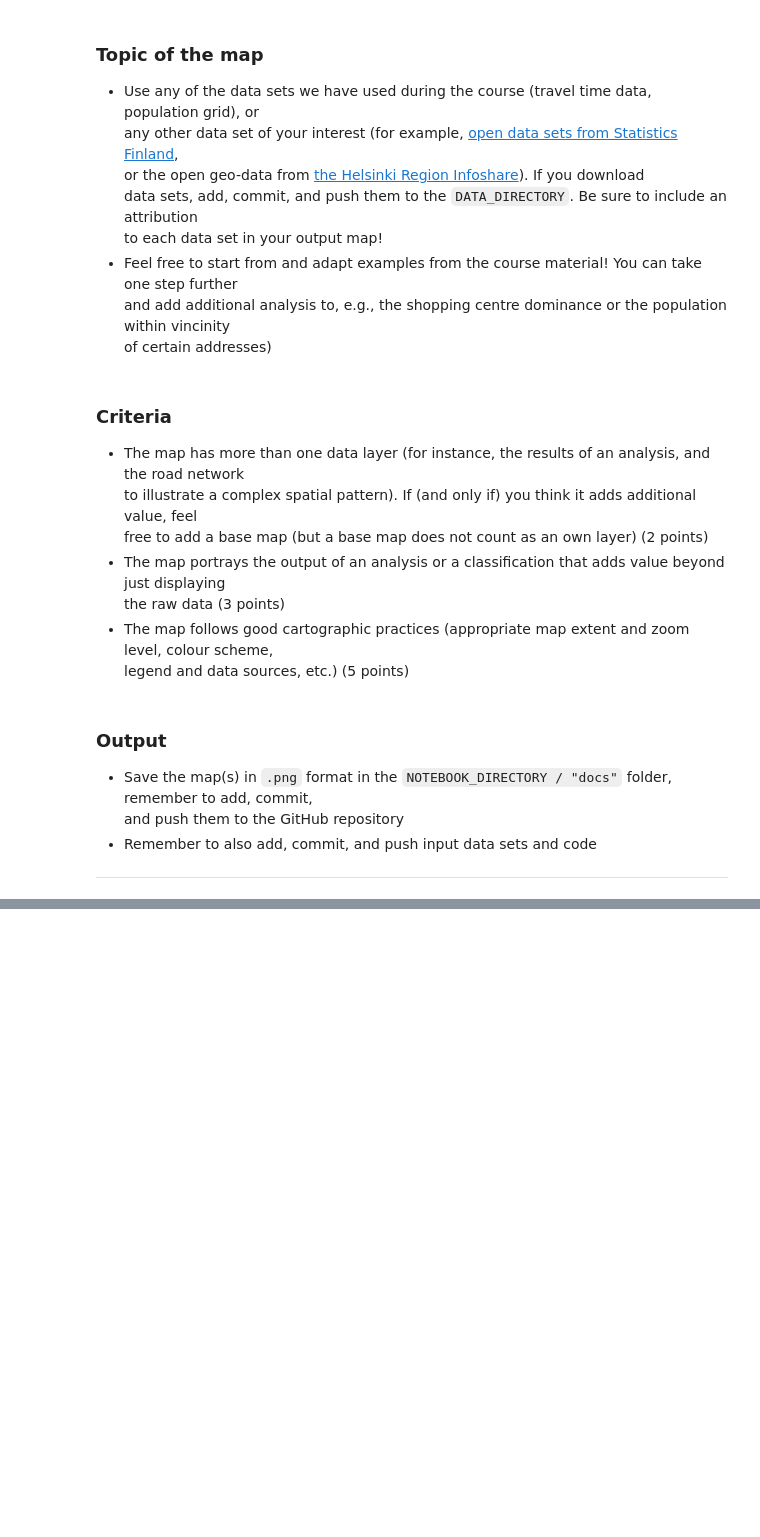
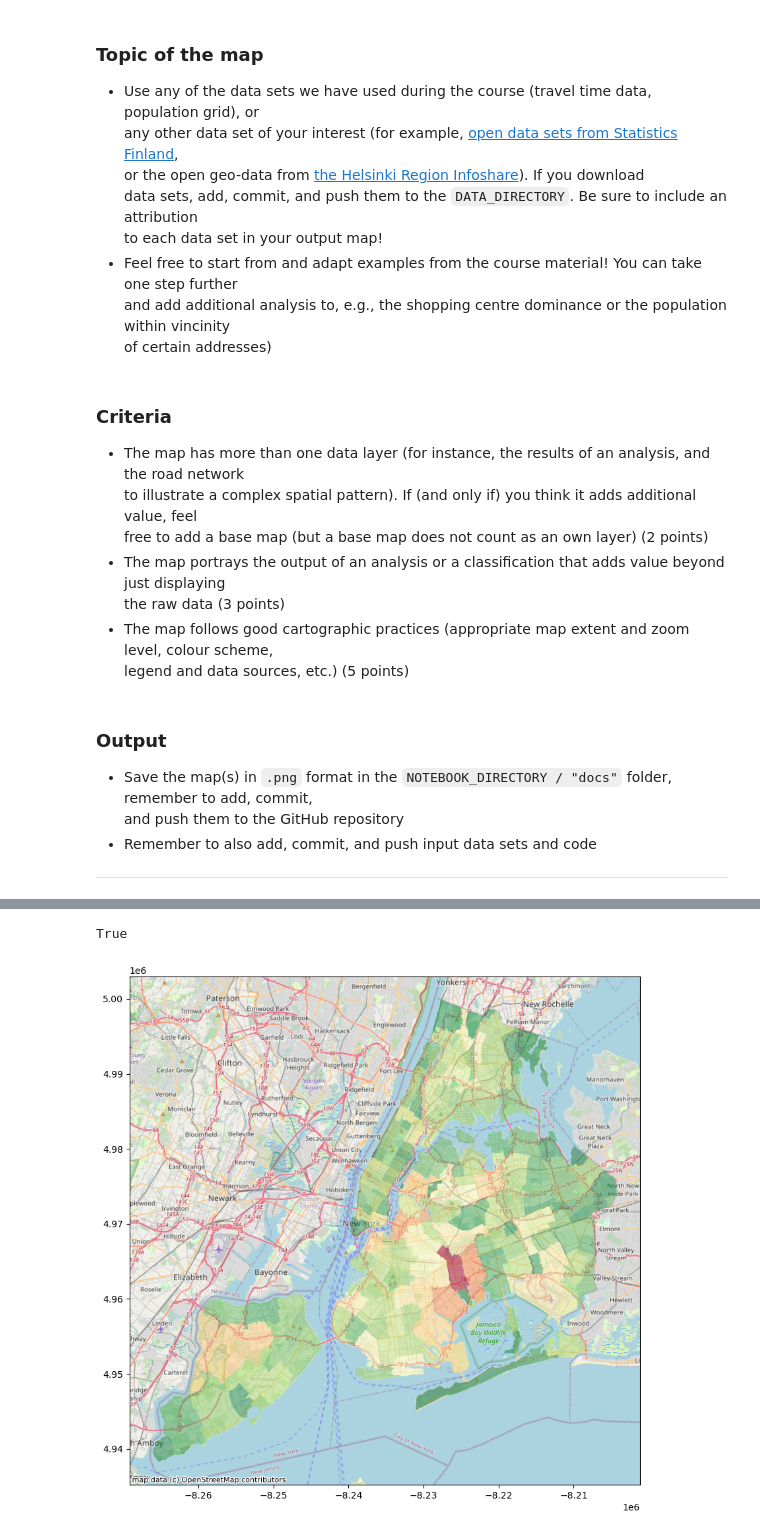
Before and after one commit to rndayizeye/exercise-5, a Jupyter notebook: Exercise-5-problem-1.ipynb, the cells around one changed output, grey strips where cells are left out. Saved outputs shown, nothing was run; the diff lists cells and outputs as text; code cells hidden in the pictures; blank space fills up the shorter version.

```diff
--- a/Exercise-5-problem-1.ipynb
+++ b/Exercise-5-problem-1.ipynb
@@ -44,0 +176,3 @@ OUTPUT_DIRECTORY = NOTEBOOK_PATH / "docs"
+# %%
+nyc_zipcode_geocoded = gpd.read_file("data/Modified Zip Code Tabulation Areas (MODZCTA)_20250524/geo_export_aee478b7-41fe-433a-aa30-1ba3d4663ec2.shp")
+nyc_zipcode_geocoded.head()
@@ -44,0 +186,6 @@ OUTPUT_DIRECTORY = NOTEBOOK_PATH / "docs"
+# %%
+nyc_nyc_crashes_zipcode_joined = gpd.sjoin(nyc_crashes,
+                                           nyc_zipcode_geocoded,
+                                          how = 'right',
+                                          predicate = 'within',
+                                          lsuffix="crashes")
@@ -44,0 +202,21 @@ OUTPUT_DIRECTORY = NOTEBOOK_PATH / "docs"
+# %%
+nyc_zipcode_geocoded.crs == nyc_crashes.crs
+# %% [output]
+True
+# %%
+crashes_2025 = nyc_nyc_crashes_zipcode_joined[nyc_nyc_crashes_zipcode_joined['crash_date'].dt.year.isin([2024])]
+# %%
+number_crashes_zip_2025 = crashes_2025.dissolve(by = 'modzcta', aggfunc= 'count')
+# %%
+import contextily
+number_crashes_zip_2025=number_crashes_zip_2025.to_crs('EPSG:3857')
+ax = number_crashes_zip_2025.plot(column = 'index_crashes', cmap= 'RdYlGn_r',figsize= (12,10), alpha = 0.5)
+contextily.add_basemap(
+    ax,
+    source=contextily.providers.OpenStreetMap.Mapnik,
+    attribution=(
+        "map data (c) OpenStreetMap contributors"
+    )
+)
+# %% [output]
+[figure, added]
```
Also changed, not shown: parts of 9 cells of this notebook.
